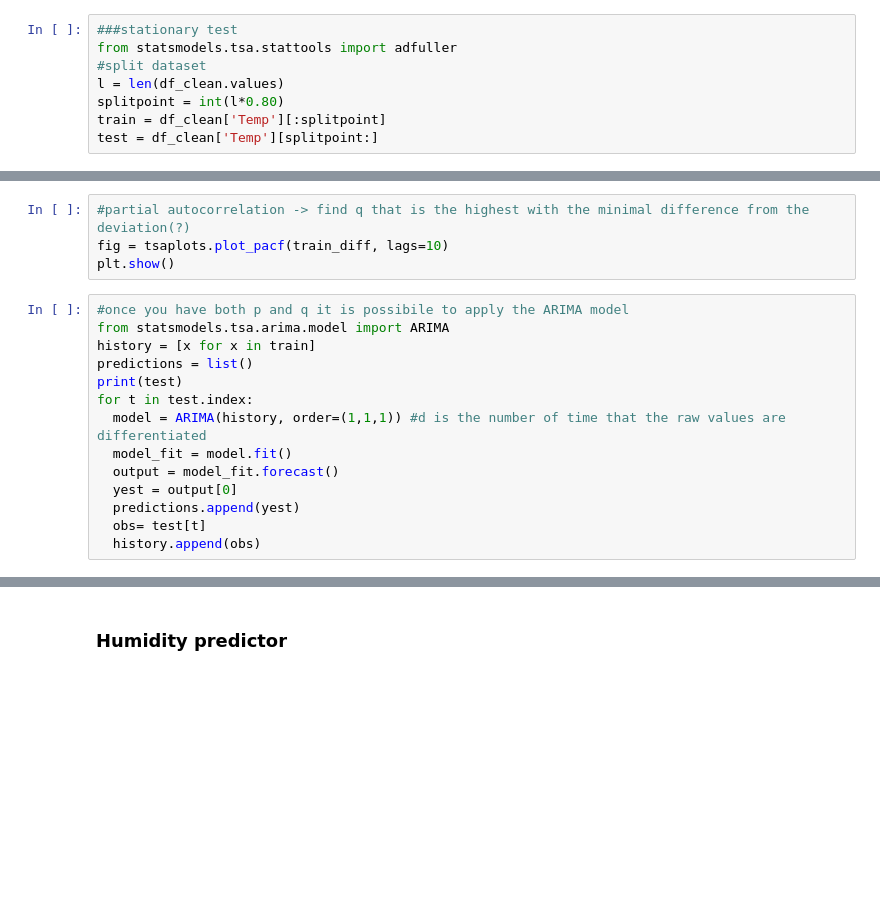
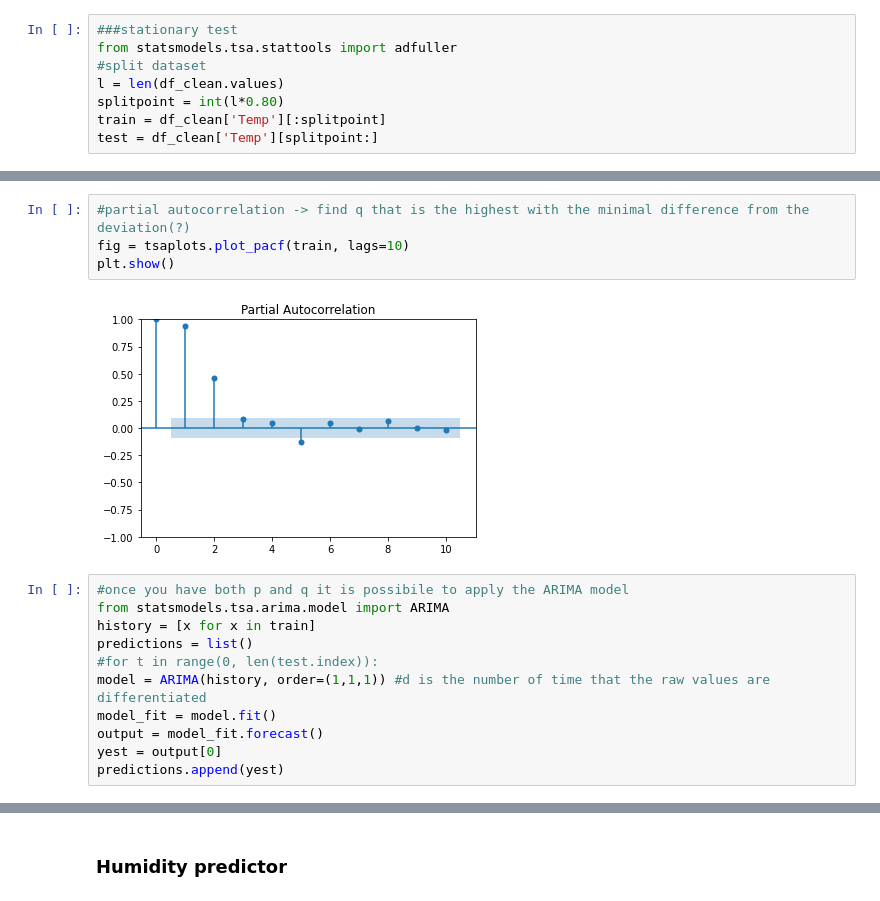
Before and after one commit to Prop4et/IoT_Project, a Jupyter notebook: analytics/ARIMA.ipynb, the cells around one changed output, grey strips where cells are left out. Saved outputs shown, nothing was run; the diff lists cells and outputs as text; blank space fills up the shorter version.

Commit message:
tests

```diff
--- a/analytics/ARIMA.ipynb
+++ b/analytics/ARIMA.ipynb
@@ -116,21 +84,20 @@ plt.show()
 # %%
 #partial autocorrelation -> find q that is the highest with the minimal difference from the deviation(?)
-fig = tsaplots.plot_pacf(train_diff, lags=10)
+fig = tsaplots.plot_pacf(train, lags=10)
 plt.show()
+# %% [output]
+[figure, added]
 # %%
 #once you have both p and q it is possibile to apply the ARIMA model
 from statsmodels.tsa.arima.model import ARIMA
 history = [x for x in train]
 predictions = list()
-print(test)
-for t in test.index:
-  model = ARIMA(history, order=(1,1,1)) #d is the number of time that the raw values are differentiated
-  model_fit = model.fit()
-  output = model_fit.forecast()
-  yest = output[0]
-  predictions.append(yest)
-  obs= test[t]
-  history.append(obs)
+#for t in range(0, len(test.index)):
+model = ARIMA(history, order=(1,1,1)) #d is the number of time that the raw values are differentiated
+model_fit = model.fit()
+output = model_fit.forecast()
+yest = output[0]
+predictions.append(yest)
 # %%
 #plt
 import math
```
Also changed, not shown: parts of 9 cells of this notebook.
